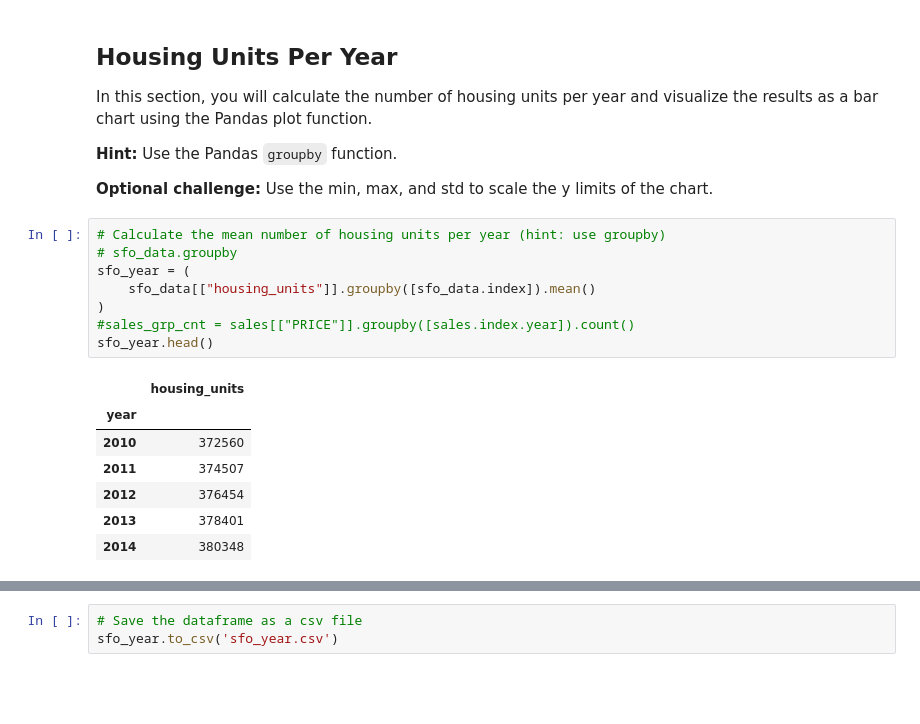
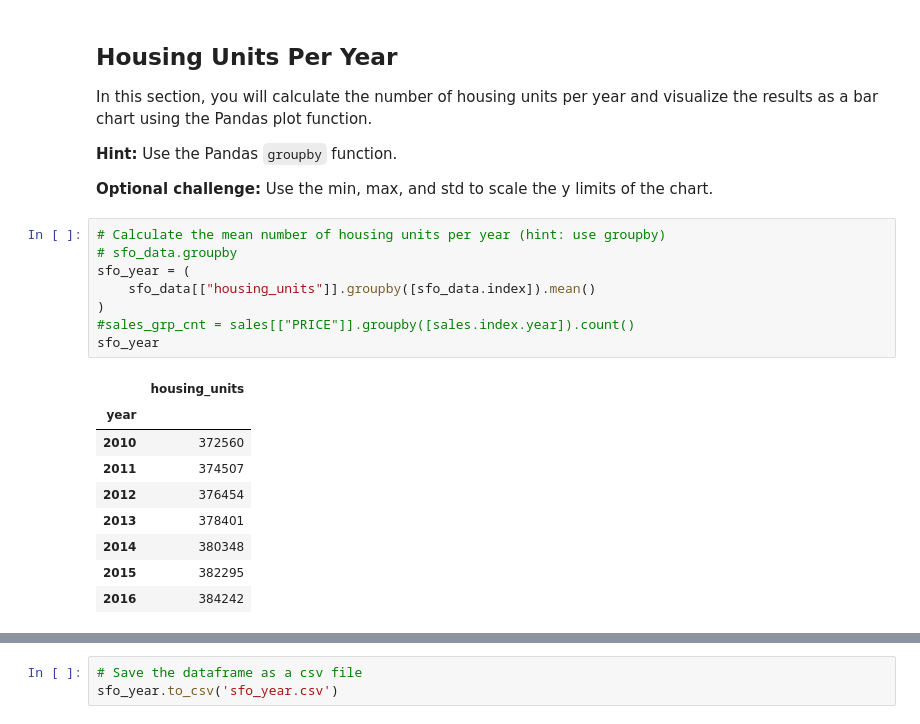
Before and after one commit to iAmSeanzie/WhatTheSFO, a Jupyter notebook: rental_analysis.ipynb, the cells around one changed output, grey strips where cells are left out. Cells and saved outputs as stored; diff of their text form; blank space fills up the shorter version.

```diff
--- a/rental_analysis.ipynb
+++ b/rental_analysis.ipynb
@@ -49,17 +49,19 @@ In this section, you will calculate the number of housing units per year and vis
 # %%
 # Calculate the mean number of housing units per year (hint: use groupby)
 # sfo_data.groupby
 sfo_year = (
     sfo_data[["housing_units"]].groupby([sfo_data.index]).mean()
 )
 #sales_grp_cnt = sales[["PRICE"]].groupby([sales.index.year]).count()
-sfo_year.head()
+sfo_year
 # %% [output]
 |  | housing_units |
 | year |  |
 | 2010 | 372560 |
 | 2011 | 374507 |
 | 2012 | 376454 |
 | 2013 | 378401 |
 | 2014 | 380348 |
+| 2015 | 382295 |
+| 2016 | 384242 |
 # %%
```
Also changed, not shown: parts of 7 cells of this notebook.
